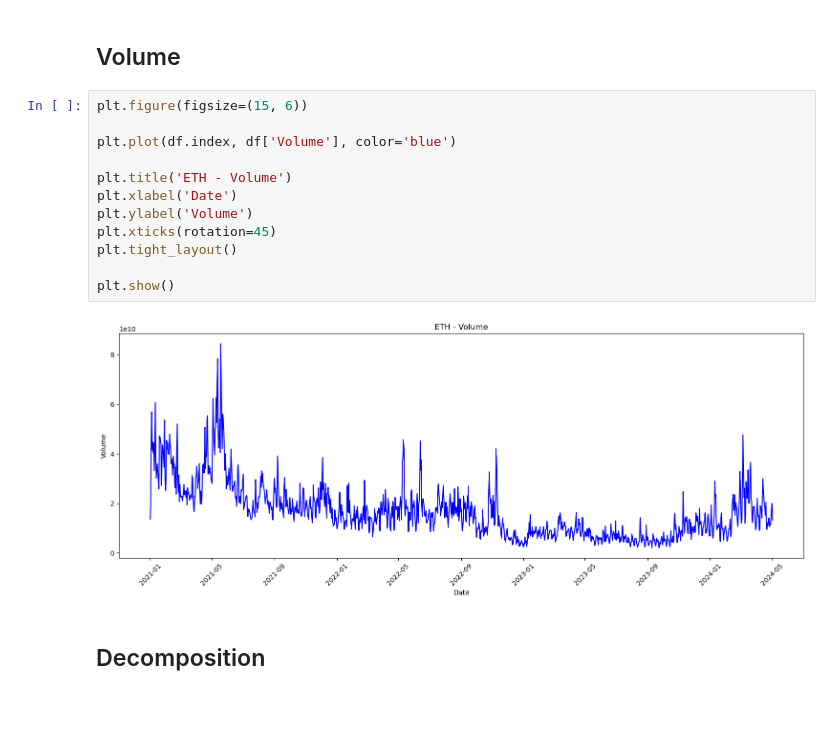
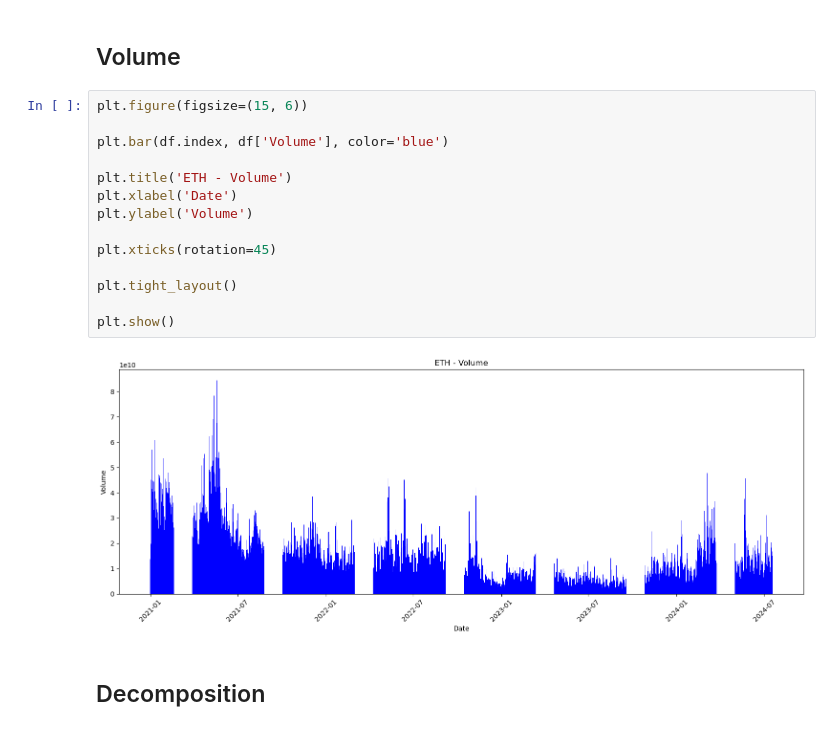
Before and after one commit to oliinykm99/ETH-XGBoost-prediction, a Jupyter notebook: XGBoost-Prediction.ipynb, the cells around one changed output. Cells and saved outputs as stored; diff of their text form.

```diff
--- a/XGBoost-Prediction.ipynb
+++ b/XGBoost-Prediction.ipynb
@@ -103,17 +103,19 @@ plt.show()
 # %%
 plt.figure(figsize=(15, 6))
 
-plt.plot(df.index, df['Volume'], color='blue')
+plt.bar(df.index, df['Volume'], color='blue')
 
 plt.title('ETH - Volume')
 plt.xlabel('Date')
 plt.ylabel('Volume')
+
 plt.xticks(rotation=45)
+
 plt.tight_layout()
 
 plt.show()
 # %% [output]
-[figure, old version]
+[figure, new version]
 # %% [markdown]
 ## Decomposition
 # %%
```
Also changed, not shown: parts of 14 cells of this notebook.
